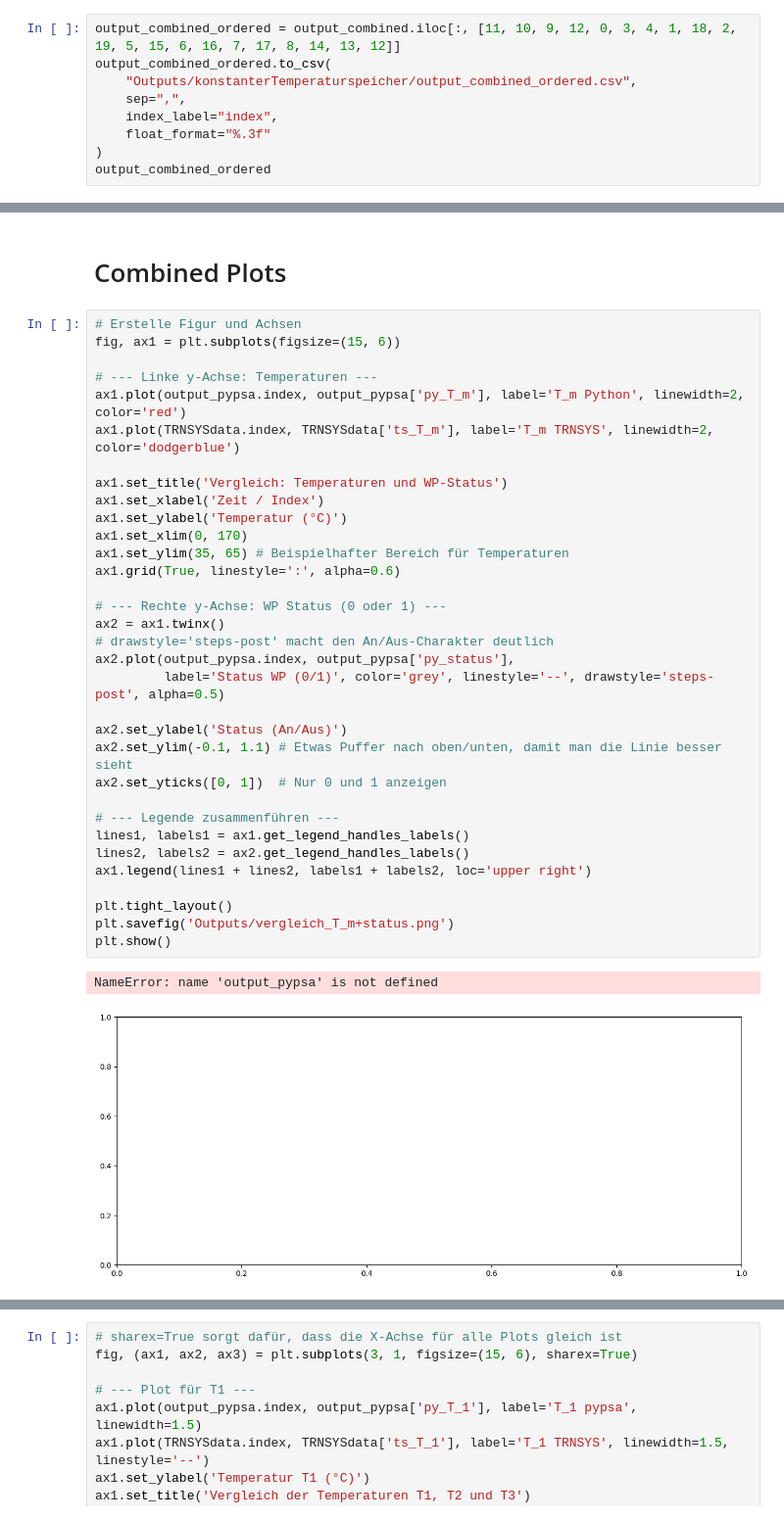
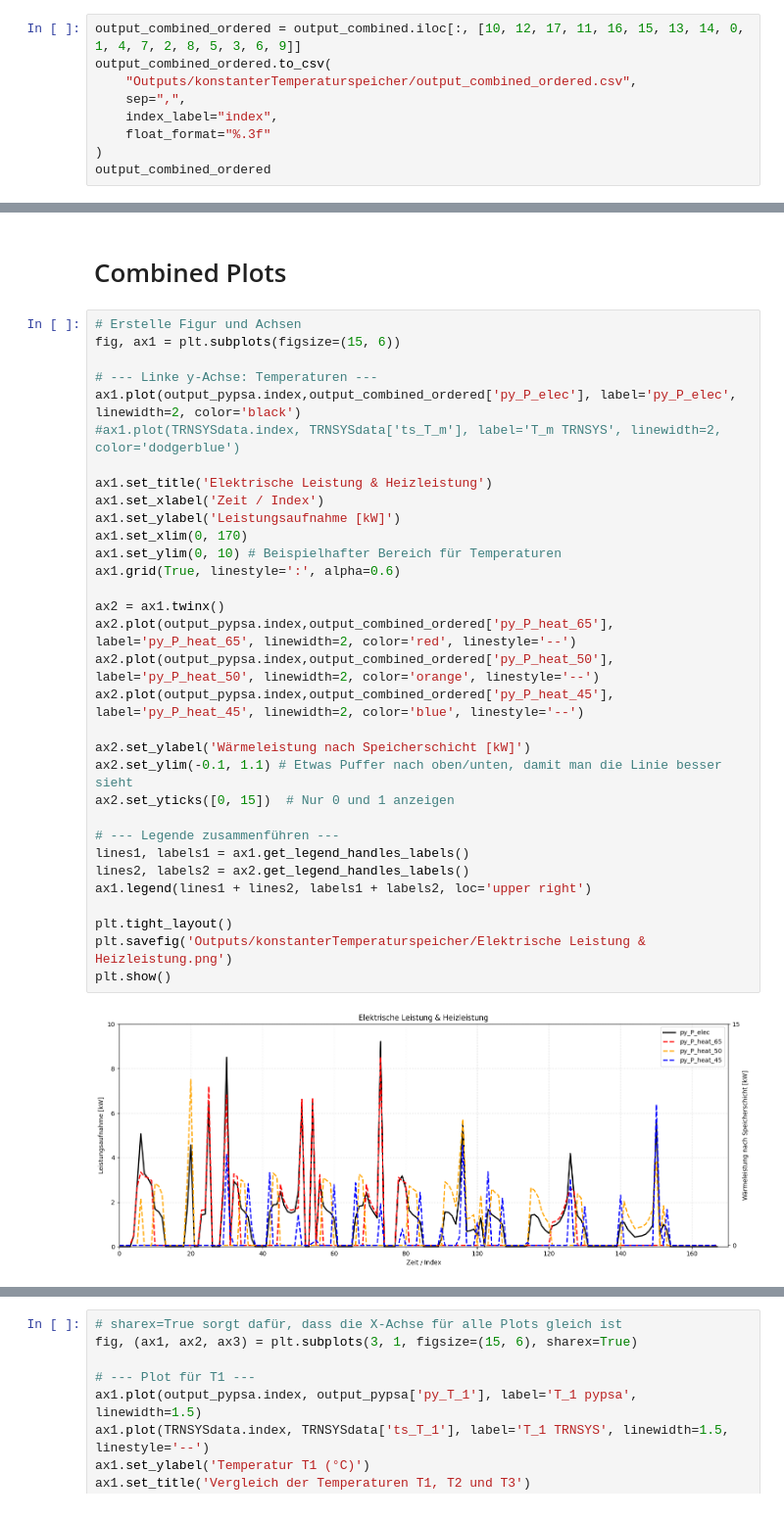
Before and after one commit to choffma8/masterprojektWaermespeicher, a Jupyter notebook: konstanterTemperaturspeicher.ipynb, the cells around one changed output, grey strips where cells are left out. Shown at 98% size. Saved outputs shown, nothing was run; the diff lists cells and outputs as text.

Commit message:
Ausgaben der Ergebnisse zwischen Trynsis und Pypsa

```diff
--- a/konstanterTemperaturspeicher.ipynb
+++ b/konstanterTemperaturspeicher.ipynb
@@ -527,7 +514,7 @@ output_combined
 | 167 | 0.006063 | 0.000000 | 0.0 | 0.02013 | 2.04 | 2.95 | 3.32 | 0.000000 | ... |
 168 rows × 18 columns
 # %%
-output_combined_ordered = output_combined.iloc[:, [11, 10, 9, 12, 0, 3, 4, 1, 18, 2, 19, 5, 15, 6, 16, 7, 17, 8, 14, 13, 12]]
+output_combined_ordered = output_combined.iloc[:, [10, 12, 17, 11, 16, 15, 13, 14, 0, 1, 4, 7, 2, 8, 5, 3, 6, 9]]
 output_combined_ordered.to_csv(
     "Outputs/konstanterTemperaturspeicher/output_combined_ordered.csv",
     sep=",",
@@ -542,39 +541,37 @@ IndexError: positional indexers are out-of-bounds
 # %%
 # Erstelle Figur und Achsen
 fig, ax1 = plt.subplots(figsize=(15, 6))
 
 # --- Linke y-Achse: Temperaturen ---
-ax1.plot(output_pypsa.index, output_pypsa['py_T_m'], label='T_m Python', linewidth=2, color='red')
-ax1.plot(TRNSYSdata.index, TRNSYSdata['ts_T_m'], label='T_m TRNSYS', linewidth=2, color='dodgerblue')
+ax1.plot(output_pypsa.index,output_combined_ordered['py_P_elec'], label='py_P_elec', linewidth=2, color='black')
+#ax1.plot(TRNSYSdata.index, TRNSYSdata['ts_T_m'], label='T_m TRNSYS', linewidth=2, color='dodgerblue')
 
-ax1.set_title('Vergleich: Temperaturen und WP-Status')
+ax1.set_title('Elektrische Leistung & Heizleistung')
 ax1.set_xlabel('Zeit / Index')
-ax1.set_ylabel('Temperatur (°C)')
+ax1.set_ylabel('Leistungsaufnahme [kW]')
 ax1.set_xlim(0, 170)
-ax1.set_ylim(35, 65) # Beispielhafter Bereich für Temperaturen
+ax1.set_ylim(0, 10) # Beispielhafter Bereich für Temperaturen
 ax1.grid(True, linestyle=':', alpha=0.6)
 
-# --- Rechte y-Achse: WP Status (0 oder 1) ---
 ax2 = ax1.twinx()
-# drawstyle='steps-post' macht den An/Aus-Charakter deutlich
-ax2.plot(output_pypsa.index, output_pypsa['py_status'],
-         label='Status WP (0/1)', color='grey', linestyle='--', drawstyle='steps-post', alpha=0.5)
+ax2.plot(output_pypsa.index,output_combined_ordered['py_P_heat_65'], label='py_P_heat_65', linewidth=2, color='red', linestyle='--')
+ax2.plot(output_pypsa.index,output_combined_ordered['py_P_heat_50'], label='py_P_heat_50', linewidth=2, color='orange', linestyle='--')
+ax2.plot(output_pypsa.index,output_combined_ordered['py_P_heat_45'], label='py_P_heat_45', linewidth=2, color='blue', linestyle='--')
 
-ax2.set_ylabel('Status (An/Aus)')
+ax2.set_ylabel('Wärmeleistung nach Speicherschicht [kW]')
 ax2.set_ylim(-0.1, 1.1) # Etwas Puffer nach oben/unten, damit man die Linie besser sieht
-ax2.set_yticks([0, 1])  # Nur 0 und 1 anzeigen
+ax2.set_yticks([0, 15])  # Nur 0 und 1 anzeigen
 
 # --- Legende zusammenführen ---
 lines1, labels1 = ax1.get_legend_handles_labels()
 lines2, labels2 = ax2.get_legend_handles_labels()
 ax1.legend(lines1 + lines2, labels1 + labels2, loc='upper right')
 
 plt.tight_layout()
-plt.savefig('Outputs/vergleich_T_m+status.png')
+plt.savefig('Outputs/konstanterTemperaturspeicher/Elektrische Leistung & Heizleistung.png')
 plt.show()
 # %% [output]
-NameError: name 'output_pypsa' is not defined
-[figure, old version]
+[figure, new version]
 # %%
 # Erstelle Figur und Achsen
 fig, ax1 = plt.subplots(figsize=(15, 6))
```
Also changed, not shown: parts of 6 cells of this notebook.
